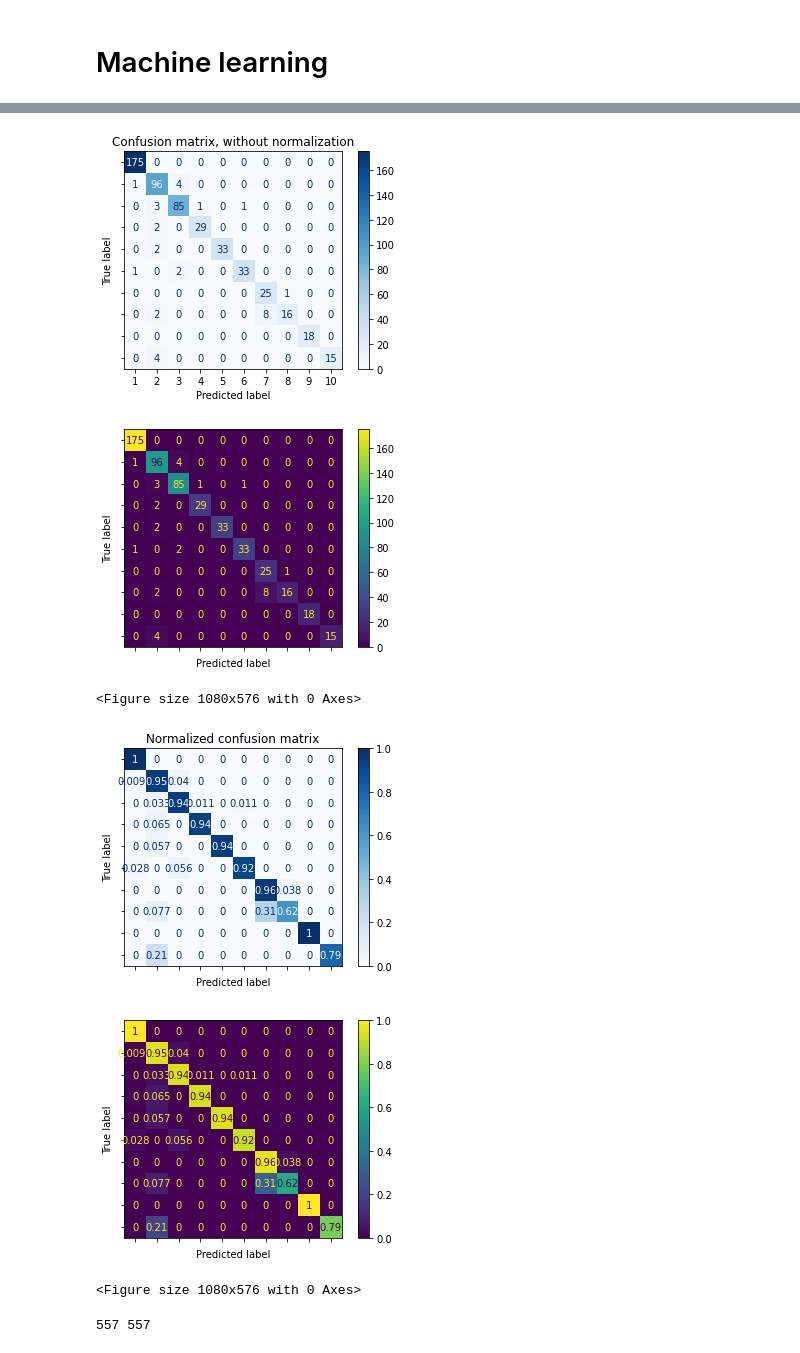
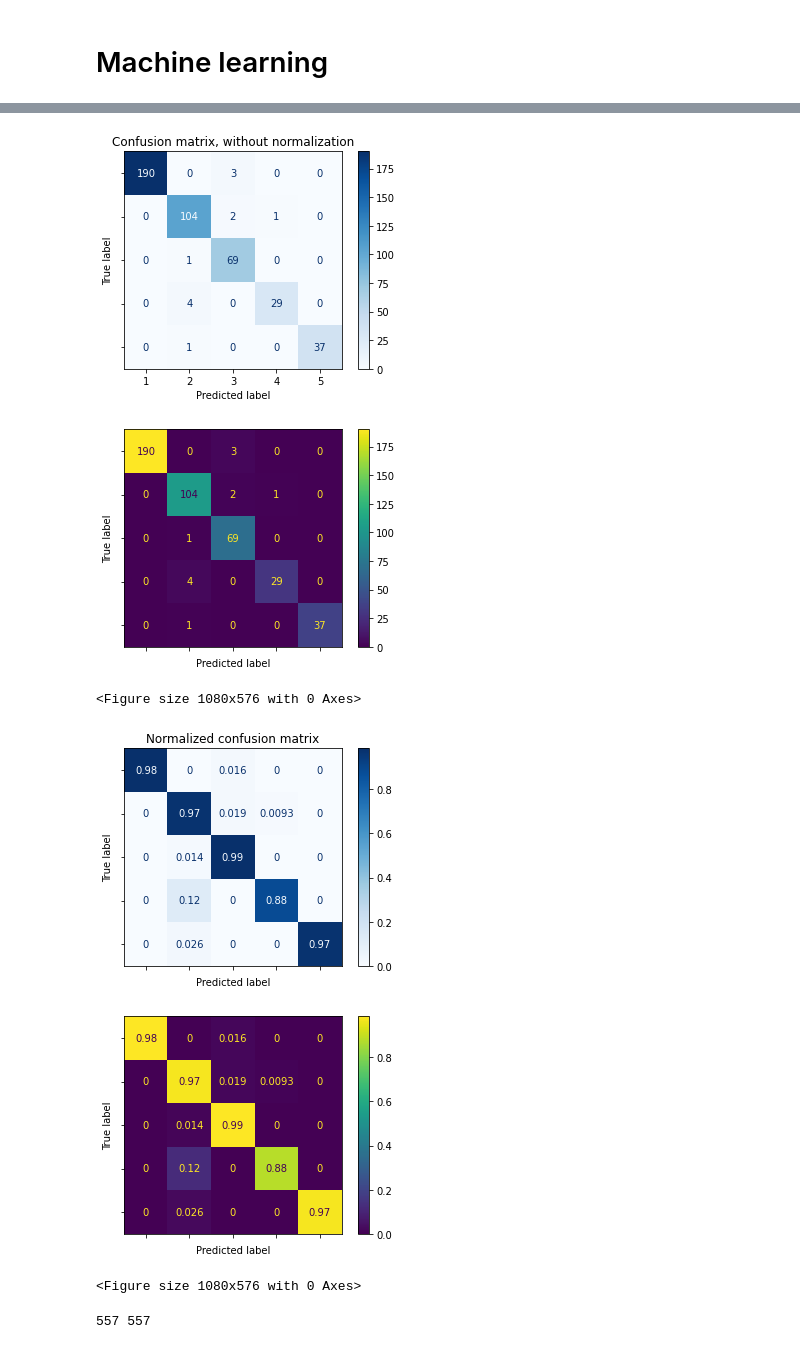
Before and after one commit to FriederikeBiermann/P450, a Jupyter notebook: PreFerrP450/PreFerrP450_main.ipynb, the cells around one changed output, grey strips where cells are left out. Drawn from its saved outputs; the diff is of its cells as text; code cells hidden in the pictures.

```diff
--- a/PreFerrP450/PreFerrP450_main.ipynb
+++ b/PreFerrP450/PreFerrP450_main.ipynb
@@ -193,13 +193,13 @@ from sklearn.metrics import classification_report
 determine_best_minimum_number_of_leaf=True
 determine_best_maximum_depth_of_forest=True
 ros = RandomOverSampler(random_state=0)
-clusterlist =range(1,11)
+clusterlist =range(1,6)
 
 #define max depth of decision tree
 maximum_depth=15
 # fill in names of files here!
-pathcompletetable="neighbouring=4_threshold=20/Output/neighbouring=4_threshold=20_feature_matrix_without_duplicates_include_parts__without_sequence_motifs_.csv"
-foldernameoutput="neighbouring=4_threshold=20/Output/"
+pathcompletetable="neighbouring=4_threshold=20/Output/neighbouring=4_threshold=20_feature_matrix_without_duplicates_cluster_1-5__include_parts__without_sequence_motifs_.csv"
+foldernameoutput="neighbouring=4_threshold=20/Output1-5/"
 completetable=pd.read_csv(pathcompletetable)
 completetable = completetable.sample(frac = 1)
 
@@ -359,8 +359,8 @@ Crossvalidation scores Extra tree: [0.95814759 0.9658945  0.94473917 0.94977897
-[figure, old version]
+[figure, new version]
-[figure, old version]
+[figure, new version]
 <Figure size 1080x576 with 0 Axes>
-[figure, old version]
+[figure, new version]
-[figure, old version]
+[figure, new version]
 <Figure size 1080x576 with 0 Axes>
 # %%
 # Print confusion matrices
```
Also changed, not shown: parts of 4 cells of this notebook, 8 other files.
